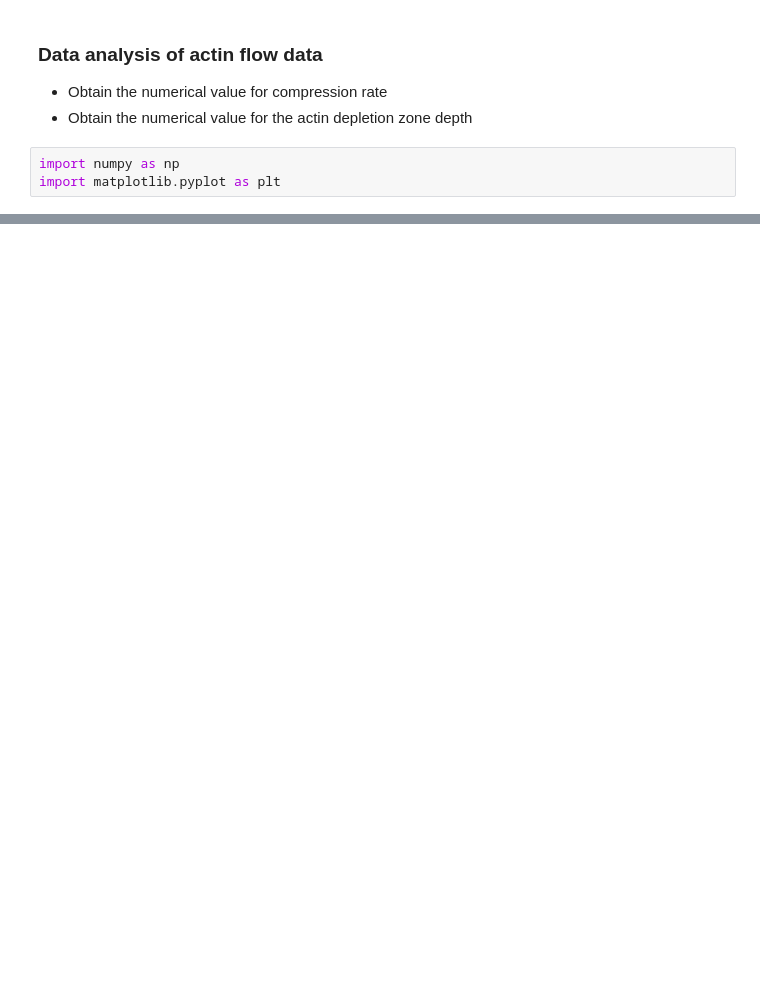
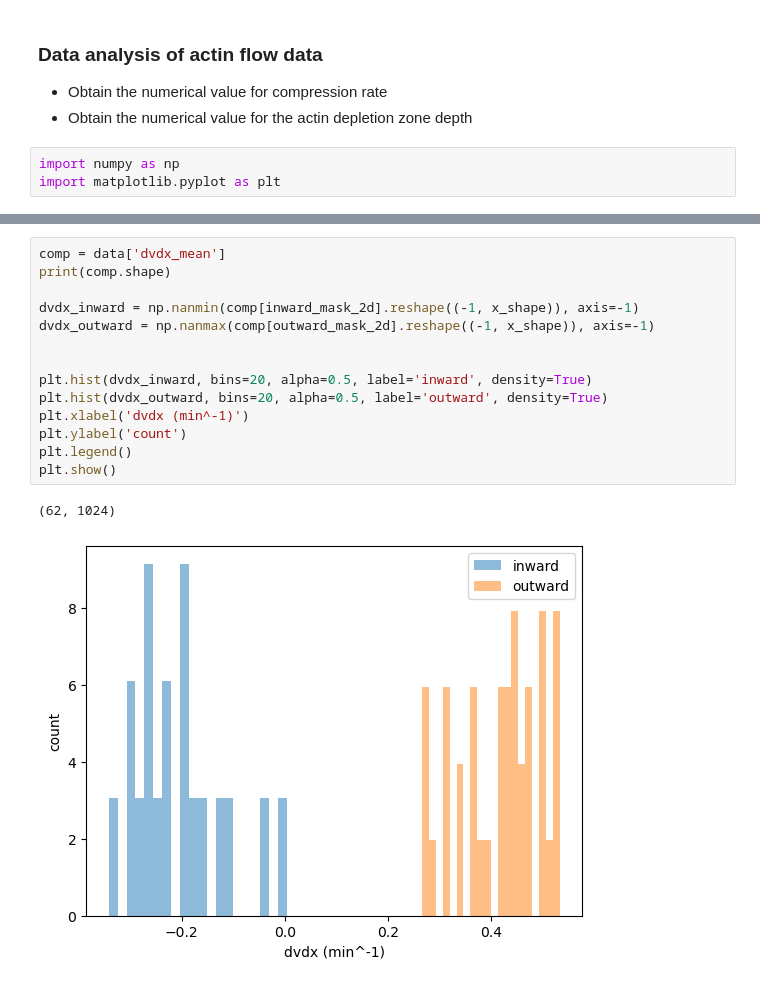
Before and after one commit to Irene-Li/Zebrafish_cleavage, a Jupyter notebook: notebooks/data_analysis.ipynb, the cells around one changed output, grey strips where cells are left out. Saved outputs shown, nothing was run; the diff lists cells and outputs as text; blank space fills up the shorter version.

```diff
--- a/notebooks/data_analysis.ipynb
+++ b/notebooks/data_analysis.ipynb
@@ -26,0 +105,17 @@ plt.colorbar(label='dvdx')
+# %%
+comp = data['dvdx_mean']
+print(comp.shape)
+
+dvdx_inward = np.nanmin(comp[inward_mask_2d].reshape((-1, x_shape)), axis=-1)
+dvdx_outward = np.nanmax(comp[outward_mask_2d].reshape((-1, x_shape)), axis=-1)
+
+
+plt.hist(dvdx_inward, bins=20, alpha=0.5, label='inward', density=True)
+plt.hist(dvdx_outward, bins=20, alpha=0.5, label='outward', density=True)
+plt.xlabel('dvdx (min^-1)')
+plt.ylabel('count')
+plt.legend()
+plt.show()
+# %% [output]
+(62, 1024)
+[figure, added]
```
Also changed, not shown: parts of 7 cells of this notebook, 5 other files.
